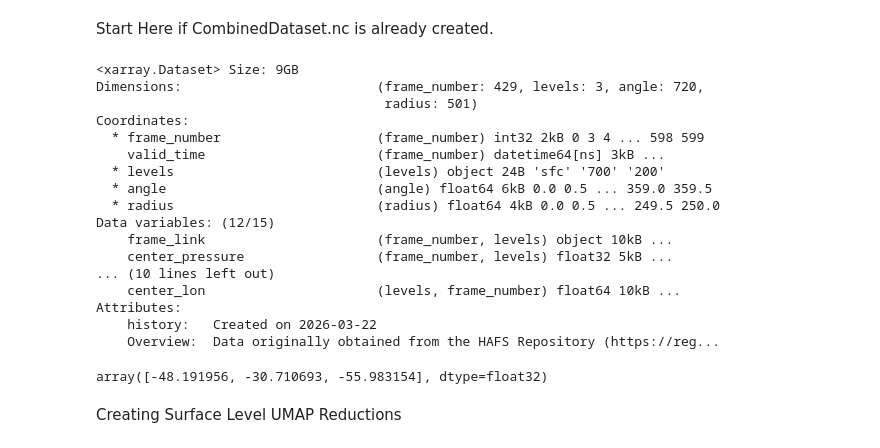
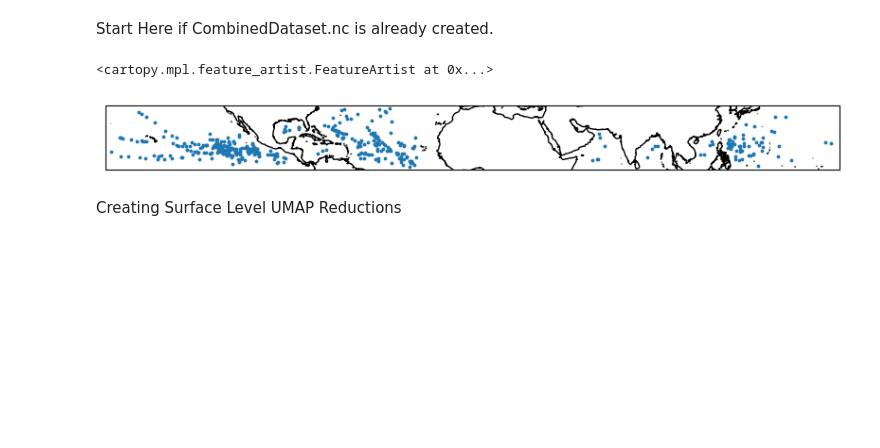
Before and after one commit to ArcticOctopi/Dimensional-Reduction-in-Tropical-Cyclones, a Jupyter notebook: UMAP_processing_workflow.ipynb, the cells around one changed output. Drawn from its saved outputs; the diff is of its cells as text; code cells hidden in the pictures; blank space fills up the shorter version.

Commit message:
Added more plots

```diff
--- a/UMAP_processing_workflow.ipynb
+++ b/UMAP_processing_workflow.ipynb
@@ -77,24 +80,16 @@ Start Here if CombinedDataset.nc is already created.
 # %%
 ds_cleaned = xr.open_dataset('Model_Data/CompleteData/CombinedDataset.nc')
 # %%
-ds_cleaned
+lats = ds_cleaned['center_lat'].isel(levels = 0).values
+lons = ds_cleaned['center_lon'].isel(levels = 0).values
+
+
+fig, ax = plt.subplots(nrows = 1, ncols = 1, figsize = (10,8), subplot_kw = {'projection': ccrs.PlateCarree()})
+
+ax.scatter(lons, lats, transform = ccrs.PlateCarree(), s = 3)
+ax.add_feature(CFeature.COASTLINE)
 # %% [output]
-<xarray.Dataset> Size: 9GB
-Dimensions:                         (frame_number: 429, levels: 3, angle: 720,
-                                     radius: 501)
-Coordinates:
-  * frame_number                    (frame_number) int32 2kB 0 3 4 ... 598 599
-    valid_time                      (frame_number) datetime64[ns] 3kB ...
-  * levels                          (levels) object 24B 'sfc' '700' '200'
-  * angle                           (angle) float64 6kB 0.0 0.5 ... 359.0 359.5
-  * radius                          (radius) float64 4kB 0.0 0.5 ... 249.5 250.0
-Data variables: (12/15)
-    frame_link                      (frame_number, levels) object 10kB ...
-    center_pressure                 (frame_number, levels) float32 5kB ...
-... (10 lines left out)
-    center_lon                      (levels, frame_number) float64 10kB ...
-Attributes:
-    history:   Created on 2026-03-22
-    Overview:  Data originally obtained from the HAFS Repository (https://reg...
+<cartopy.mpl.feature_artist.FeatureArtist at 0x...>
+[figure, added]
 # %%
 ds_cleaned = ds_cleaned.dropna(dim = 'frame_number', how = 'any')
@@ -108,7 +115,3 @@ wind_change = ds_cleaned['24HrMaxWinds'].values - max_winds
-# %%
-pressure_change[wind_change > 30]
-# %% [output]
-array([-48.191956, -30.710693, -55.983154], dtype=float32)
 # %%
 # Normalizing data assuming gaussian distribution
 
```
Also changed, not shown: parts of 18 cells of this notebook, 8 other files.
